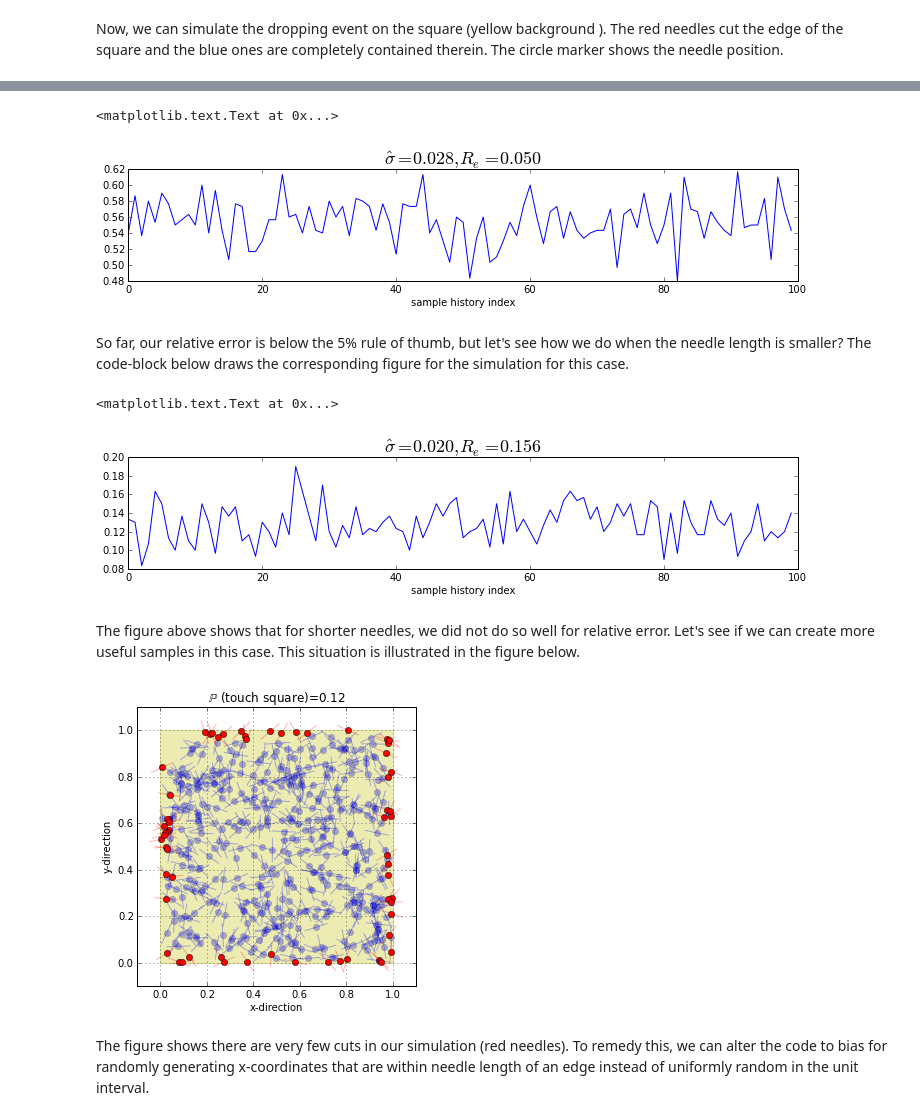
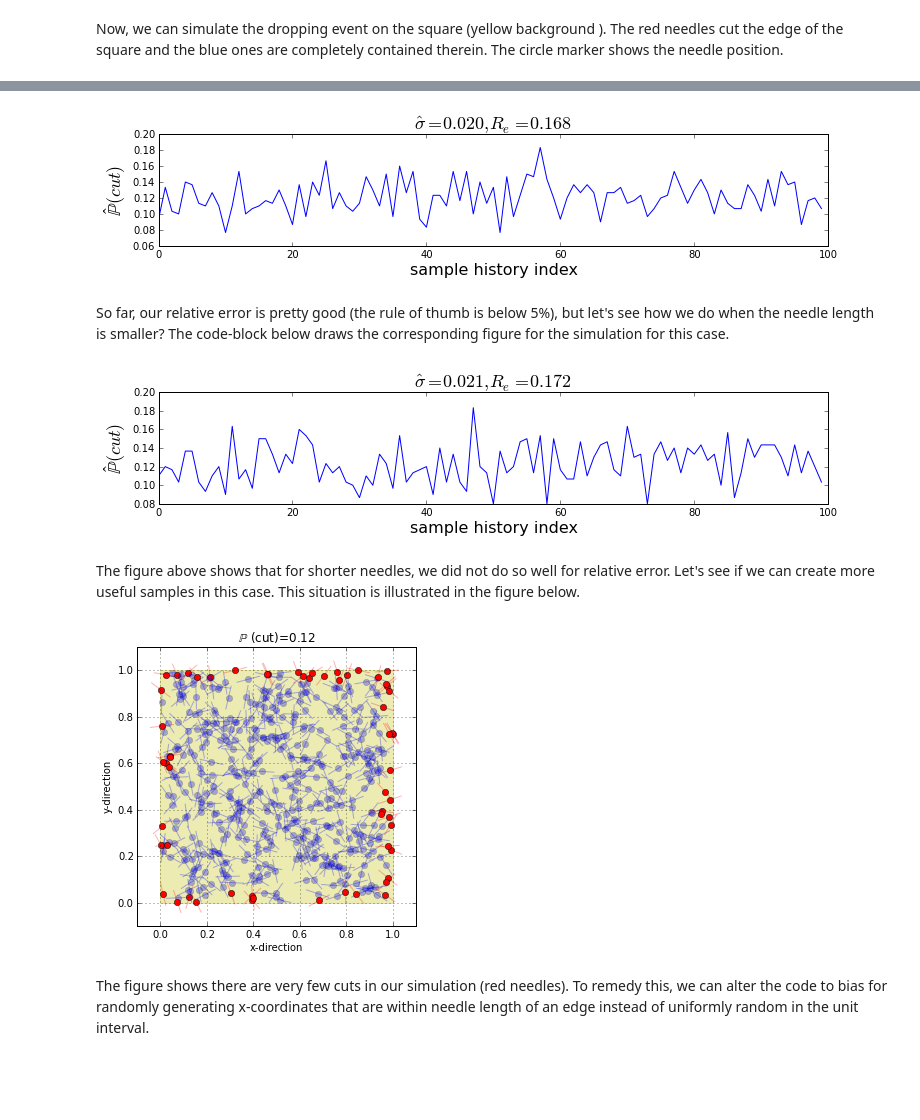
Before and after one commit to unpingco/Pig-in-the-Python, a Jupyter notebook: Buffons_Needle_Sim.ipynb, the cells around one changed output, grey strips where cells are left out. Saved outputs shown, nothing was run; the diff lists cells and outputs as text; code cells hidden in the pictures; blank space fills up the shorter version.

```diff
--- a/Buffons_Needle_Sim.ipynb
+++ b/Buffons_Needle_Sim.ipynb
@@ -171,45 +115,32 @@ fig,ax=subplots()
 fig.set_size_inches(12,2)
 ax.plot(samples.mean(1))
 ax.set_title(r'$\hat{\sigma}=%2.3f,R_e=%2.3f$'% (samples.mean(1).std(),samples.mean(1).std()/samples.mean()), fontsize=18)
-ax.set_xlabel('sample history index')
+ax.set_xlabel('sample history index',fontsize=16)
+ax.set_ylabel('$\mathbb{\hat{P}}(cut)$',fontsize=18);
 # %% [output]
-<matplotlib.text.Text at 0x...>
-[figure, old version]
+[figure, new version]
 # %% [markdown]
-So far, our relative error is below the 5% rule of thumb, but let's see how we do when the needle length is smaller? The code-block below draws the corresponding figure for the simulation for this case.
+So far, our relative error is pretty good (the rule of thumb is below 5%), but let's see how we do when the needle length is smaller? The code-block below draws the corresponding figure for the simulation for this case.
 # %%
 L=0.1
 
-samples=np.array([[needle_gen(L) for i in range(300)] for k in range(100)])
+samples_d=[needle_gen(L) for i in range(300*100)]
+samples = np.array([k['cut'] for k in samples_d]).reshape(100,300)
 
 fig,ax=subplots()
 fig.set_size_inches(12,2)
 ax.plot(samples.mean(1))
 ax.set_title(r'$\hat{\sigma}=%2.3f,R_e=%2.3f$'% (samples.mean(1).std(),samples.mean(1).std()/samples.mean()), fontsize=18)
-ax.set_xlabel('sample history index')
+ax.set_xlabel('sample history index',fontsize=16)
+ax.set_ylabel('$\mathbb{\hat{P}}(cut)$',fontsize=18);
 # %% [output]
-<matplotlib.text.Text at 0x...>
-[figure, old version]
+[figure, new version]
 # %% [markdown]
 The figure above shows that for shorter needles, we did not do so well for relative error. Let's see if we can create more useful samples in this case. This situation is illustrated in the figure below.
-# %%
-fig,ax=subplots()
-fig.set_size_inches(5,5)
-
-needle.red_count=0 # reset counters
-needle.blue_count=0
-for k in range(500):
-    for i in needle(.1): ax.add_line(i)
-
-ax.set_aspect(1)
-ax.add_patch(Rectangle((0,0),1,1,alpha=0.3,color='y'))
-ax.set_xlabel('x-direction')
-ax.set_ylabel('y-direction')
-ax.axis([-.1,1.1,-.1,1.1])
-ax.set_title(r'$\mathbb{P}$ (touch square)=%3.2f'% (needle.red_count/(needle.blue_count+needle.red_count)))
-ax.grid()
-# %% [output]
-[figure, removed]
+# %%
+draw_sim(samples_d[:500])
+# %% [output]
+[figure, added]
 # %% [markdown]
 The figure shows there are very few cuts in our simulation (red needles). To remedy this, we can alter the code to bias for randomly generating x-coordinates that are within needle length of an edge instead of uniformly random in the unit interval.
 # %%
```
Also changed, not shown: parts of 19 cells of this notebook.
